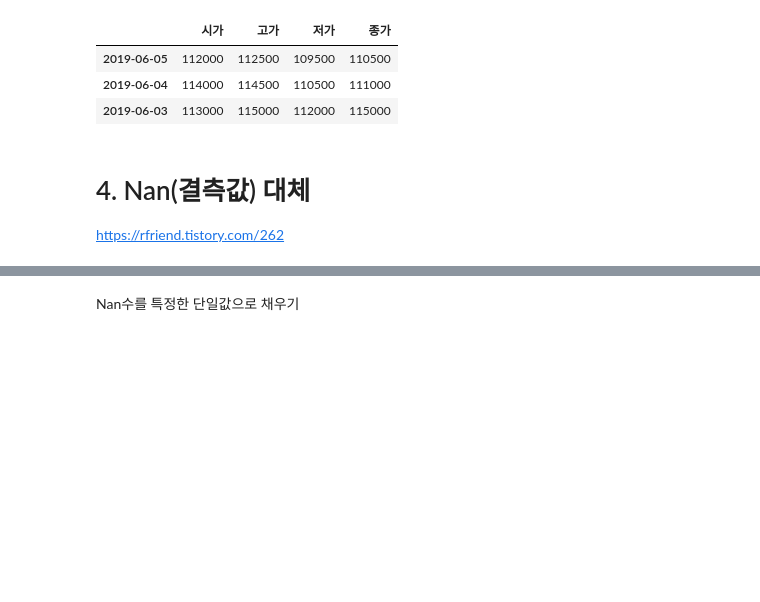
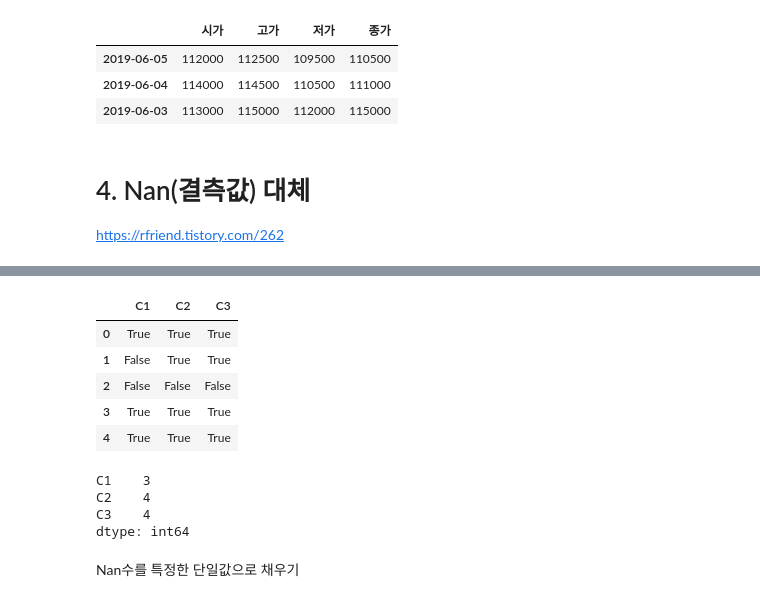
Before and after one commit to Jake0925/Pandas, a Jupyter notebook: Pandas.ipynb, the cells around one changed output, grey strips where cells are left out. Drawn from its saved outputs; the diff is of its cells as text; code cells hidden in the pictures; blank space fills up the shorter version.

```diff
--- a/Pandas.ipynb
+++ b/Pandas.ipynb
@@ -440,3 +451,19 @@ df
+# %%
+df.notnull() # null이 아닌 값만 True
+# %% [output]
+|  | C1 | C2 | C3 |
+| 0 | True | True | True |
+| 1 | False | True | True |
+| 2 | False | False | False |
+| 3 | True | True | True |
+| 4 | True | True | True |
+# %%
+df.notnull().sum() # True는 1, False는 0이므로 연산할수 있다
+# %% [output]
+C1    3
+C2    4
+C3    4
+dtype: int64
 # %% [markdown]
 Nan수를 특정한 단일값으로 채우기
 # %%
```
Also changed, not shown: parts of 14 cells of this notebook.
